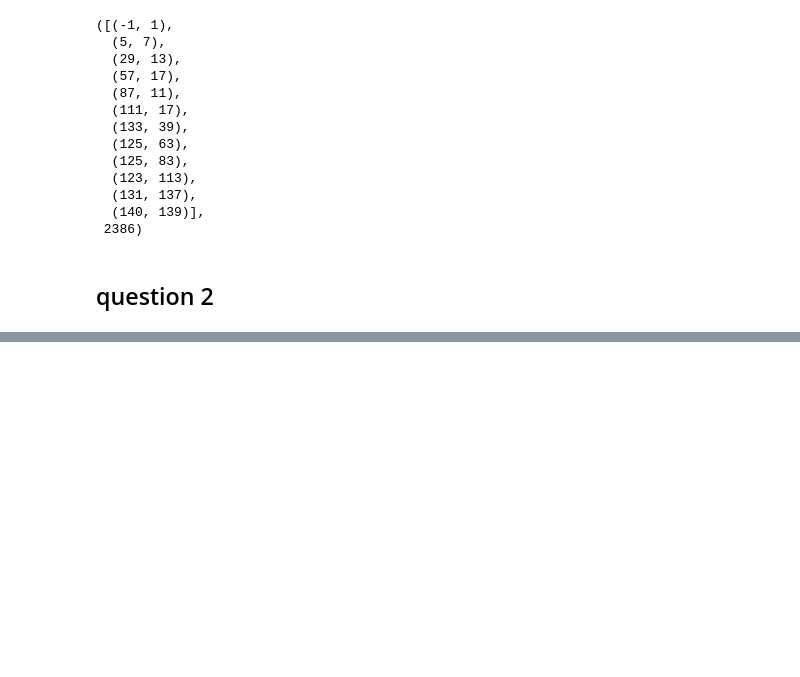
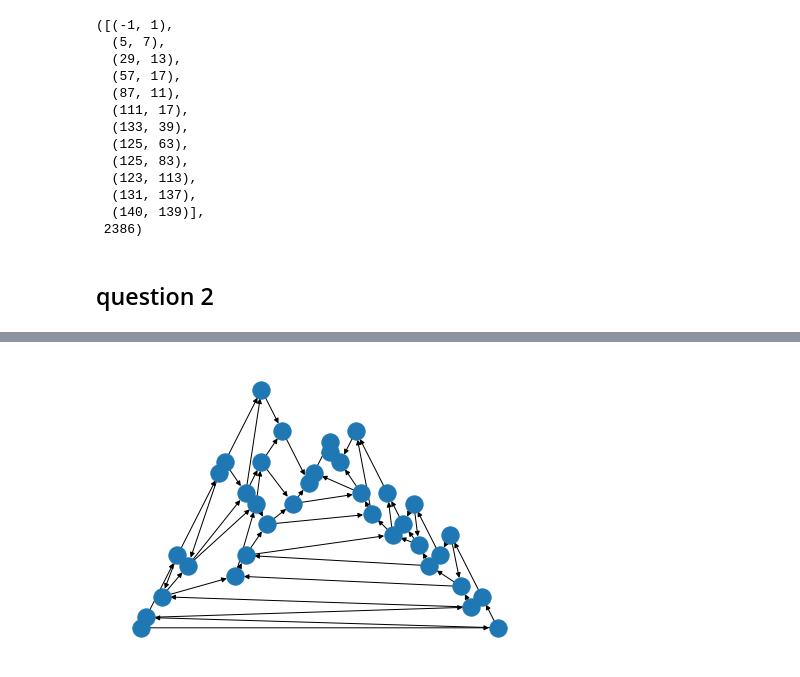
Before and after one commit to jlteunissen/adventofcode, a Jupyter notebook: day23/Untitled.ipynb, the cells around one changed output, grey strips where cells are left out. Cells and saved outputs as stored; diff of their text form; code cells hidden in the pictures; blank space fills up the shorter version.

```diff
--- a/day23/Untitled.ipynb
+++ b/day23/Untitled.ipynb
@@ -228,0 +170,4 @@ array([['#', 'S', '#', '#', '#', '#', '#', '#', '#', '#', '#', '#', '#',
+# %%
+nx.draw_planar(DG)
+# %% [output]
+[figure, added]
```
Also changed, not shown: parts of 5 cells of this notebook, 7 other files.
